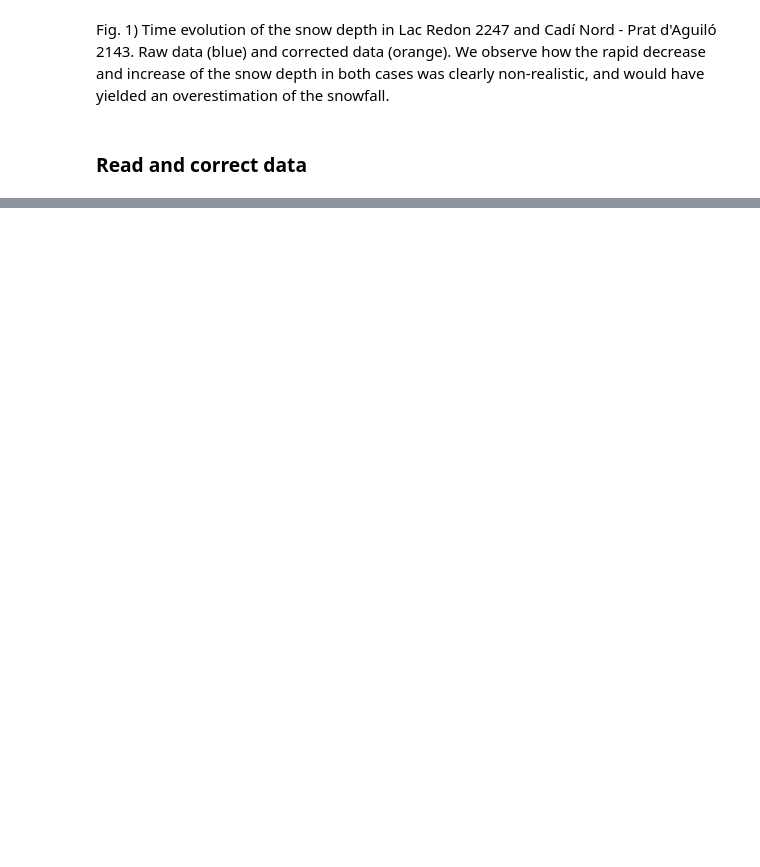
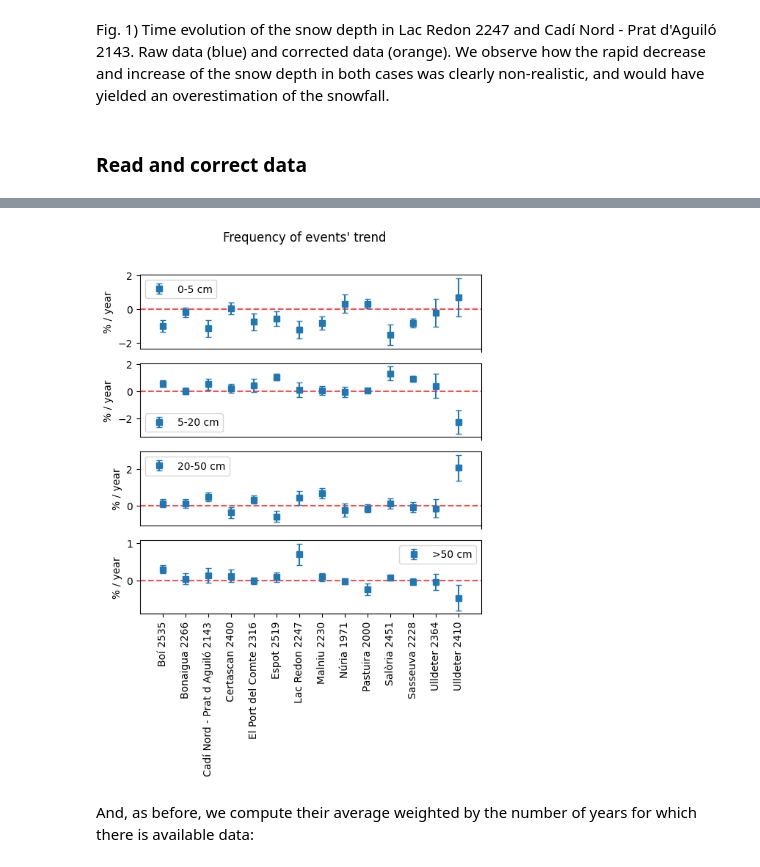
Before and after one commit to davidcirauqui/snowfall_trend, a Jupyter notebook: snow fall.ipynb, the cells around one changed output, grey strips where cells are left out. Cells and saved outputs as stored; diff of their text form; code cells hidden in the pictures; blank space fills up the shorter version.

```diff
--- a/snow fall.ipynb
+++ b/snow fall.ipynb
@@ -103,0 +231,71 @@ for station in stations:
+# %%
+# define intensity intervals
+labels = ['0-5 cm', '5-20 cm', '20-50 cm', '>50 cm']
+bins = np.array([0, 5, 20, 50, 160])
+
+
+trends = []
+sigmas = []
+# run through all stations
+for station in stations:
+    seasonDic = stationDic[station]
+    seasons = seasonDic.keys()
+
+    eventFrequency = []
+    # run through all seasons
+    for season in seasons:
+
+        snowFalls = seasonDic[season].snowFalls
+        newSnow = []
+        # detect all snowFalls in the specified season and station
+        for sf in snowFalls:
+            newSnow.append(sf.newSnow)
+
+        # count how many events fall within the specified range, and compute
+        # its frequency (in %) from it
+        eventFrequency.append(100 * f.countsInRange(newSnow, bins, normalizationCriteria = 'frequency'))
+
+    eventFrequency = np.array(eventFrequency)
+
+    stationTrends = []
+    stationSigmas = []
+    for i in range(len(bins) - 1):
+        # fit with a linear function in order to compute trend
+        popt, pcov = curve_fit(f.linearFit, np.arange(len(seasons)), eventFrequency[:, i])
+        fit = f.linearFit(np.arange(len(seasons)), *popt)
+        trend = popt[0]
+        sigma = pcov[0][0] ** .5
+
+        # store trend and its one sigma significance interval, obtained from the covariance matrix
+        stationTrends.append(trend)
+        stationSigmas.append(sigma)
+
+    trends.append(stationTrends)
+    sigmas.append(stationSigmas)
+
+trends = np.array(trends)
+sigmas = np.array(sigmas)
+
+
+# plot the trend of the frequency of each intensity level
+plt.figure(figsize = [6, 6])
+plt.suptitle('Frequency of events\' trend')
+for i in range(len(labels)):
+    plt.subplot(4, 1, i + 1)
+    plt.plot([-1, len(trends[:, i])], [0, 0], '--r', alpha = .7)
+    plt.errorbar(stations, trends[:, i], yerr = sigmas[:, i], fmt = 's', capsize = 3, label = labels[i])
+    plt.xticks(rotation = 90)
+
+    plt.xlim([-1, len(trends[:, i])])
+
+    plt.legend()
+
+    plt.ylabel('% / year')
+    if (i != len(labels) - 1):
+        plt.xticks(' ')
+
+plt.show()
+# %% [output]
+[figure, added]
+# %% [markdown]
+And, as before, we compute their average weighted by the number of years for which there is available data:
```
Also changed, not shown: parts of 12 cells of this notebook.
